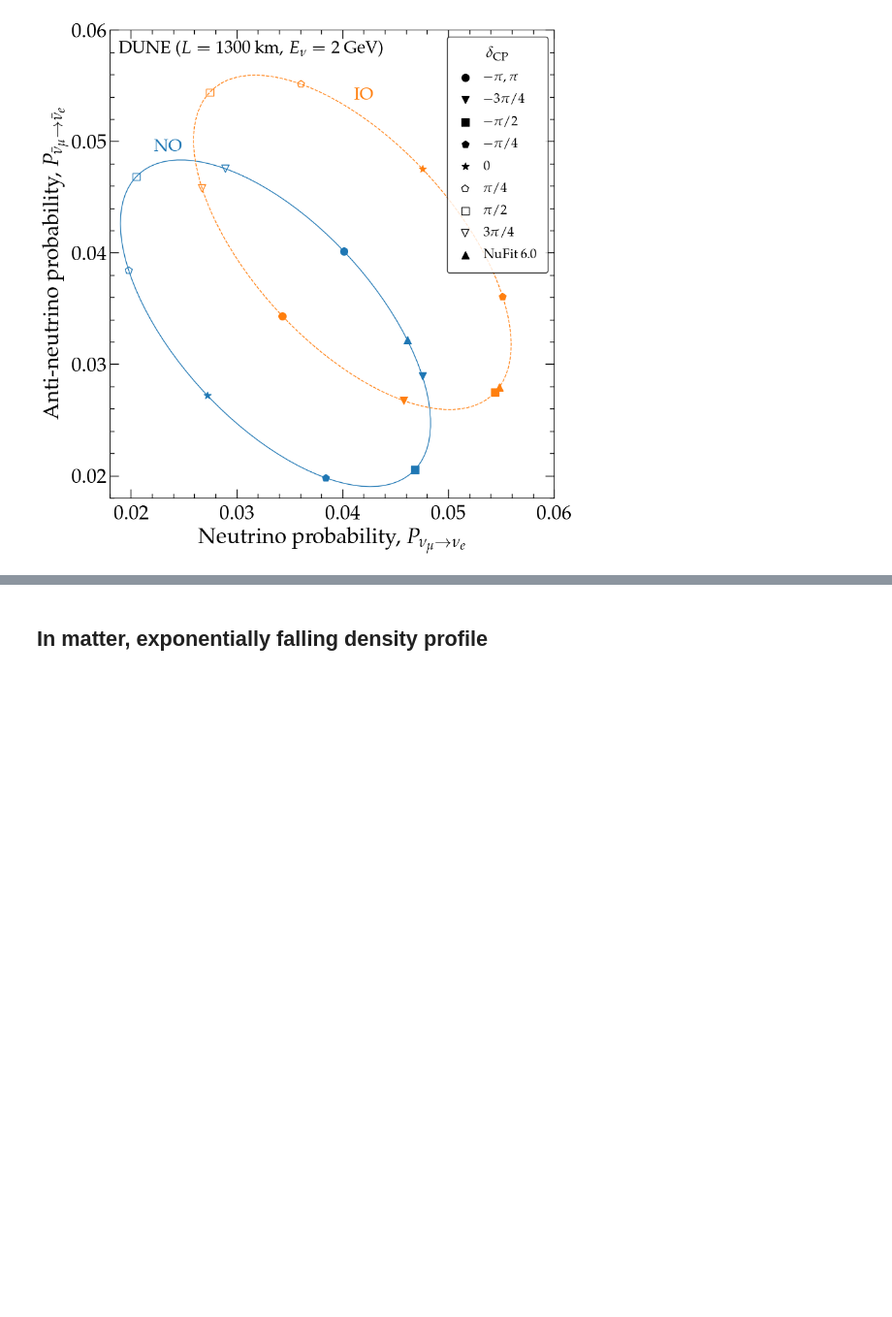
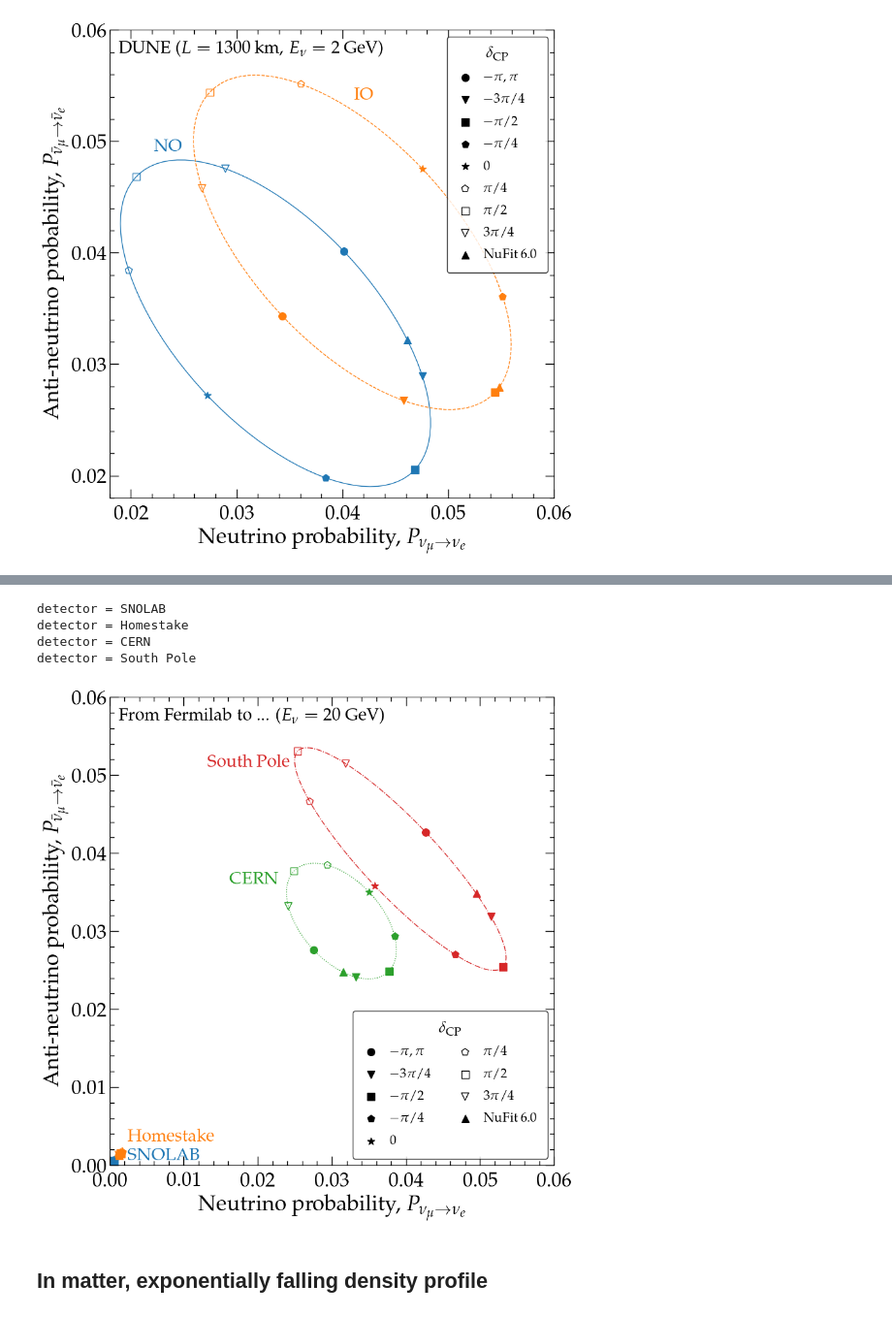
Before and after one commit to mbustama/Magnus, a Jupyter notebook: notebooks/05_magnus_biprobability.ipynb, the cells around one changed output, grey strips where cells are left out. Shown at 97% size. Cells and saved outputs as stored; diff of their text form; code cells hidden in the pictures; blank space fills up the shorter version.

```diff
--- a/notebooks/05_magnus_biprobability.ipynb
+++ b/notebooks/05_magnus_biprobability.ipynb
@@ -568,2 +688,67 @@ make_plot_biprobability([prob_nu_NO, prob_nu_IO],
+# %%
+# Neutrino energy
+energy = 20*gd.UNIT_GEV # [eV]
+
+# Below, we use n_labs=100, n_tpts_per_slab=10, and magnus_exp_order=3, which would allow for the MSW resonance to be picked (say, around
+# 10 GeV), but for our choice of 2 GeV, far from the resonance, this is overkill
+prob_nu_arr, prob_nubar_arr, points_sel_arr = [], [], []
+for i in range(len(detectors)):
+    print("detector = " + detectors[i])
+    # nu_mu --> nu_e
+    prob_nu = np.array([[dCP/np.pi, oscprob.osc_prob(lambda l: H_nu(costhz_arr[i], l, energy,
+                                                                    s12_NO, s23_NO, s13_NO, dCP, D21_NO, D31_NO),
+                                                     0.0, l_max_arr[i]*gd.CONV_KM_TO_INV_EV,
+                                                     n_slabs=100, n_tpts_per_slab=10, magnus_exp_order=3,
+                                                     integration_method='simpson', n_jobs=10)[nu_i][nu_f]] for dCP in dCP_arr])
+    # nu_mu-bar --> nu_e-bar
+    prob_nubar = np.array([[dCP/np.pi, oscprob.osc_prob(lambda l: H_nubar(costhz_arr[i], l, energy,
+                                                                          s12_NO, s23_NO, s13_NO, dCP, D21_NO, D31_NO),
+                                                        0.0, l_max_arr[i]*gd.CONV_KM_TO_INV_EV,
+                                                        n_slabs=100, n_tpts_per_slab=10, magnus_exp_order=3,
+                                                        integration_method='simpson', n_jobs=10)[nu_i][nu_f]] for dCP in dCP_arr])
+    prob_nu_arr.append(prob_nu)
+    prob_nubar_arr.append(prob_nubar)
+    # Compute selected points
+    points_nu_sel, points_nubar_sel = [], []
+    prob_nu_sel = np.array([[dCP/np.pi, oscprob.osc_prob(lambda l: H_nu(costhz_arr[i], l, energy,
+                                                                    s12_NO, s23_NO, s13_NO, dCP, D21_NO, D31_NO),
+                                                         0.0, l_max_arr[i]*gd.CONV_KM_TO_INV_EV,
+                                                         n_slabs=100, n_tpts_per_slab=10, magnus_exp_order=3,
+                                                         integration_method='simpson', n_jobs=10)[nu_i][nu_f]]
+                               for dCP in dCP_sel+[gd.DCP_NO_BF_NUFIT_6_0]])
+    prob_nubar_sel = np.array([[dCP/np.pi, oscprob.osc_prob(lambda l: H_nubar(costhz_arr[i], l, energy,
+                                                                              s12_NO, s23_NO, s13_NO, dCP, D21_NO, D31_NO),
+                                                            0.0, l_max_arr[i]*gd.CONV_KM_TO_INV_EV,
+                                                            n_slabs=100, n_tpts_per_slab=10, magnus_exp_order=3,
+                                                            integration_method='simpson', n_jobs=10)[nu_i][nu_f]]
+                               for dCP in dCP_sel+[gd.DCP_NO_BF_NUFIT_6_0]])
+    points_sel = [[dCP_label_sel[j], markers[j], filled[j], [prob_nu_sel[j][1], prob_nubar_sel[j][1]]] for j in range(len(dCP_sel)+1)]
+    points_sel_arr.append(points_sel)
+# %% [output]
+detector = SNOLAB
+detector = Homestake
+detector = CERN
+detector = South Pole
+# %%
+make_plot_biprobability(prob_nu_arr, prob_nubar_arr,
+                        lc=['C0', 'C1', 'C2', 'C3'], ls=['-', '--', ':', '-.'], lw=[1.0, 1.0, 1.0, 1.0],
+                        points_sel_arr=points_sel_arr,
+                        label_prob_nu=r'Neutrino probability, $P_{\nu_\mu \to \nu_e}$',
+                        label_prob_nubar=r'Anti-neutrino probability, $P_{\bar{\nu}_\mu \to \bar{\nu}_e}$',
+                        annotations=[
+                            {'text': r'From Fermilab to ... ($E_\nu = 20$~GeV)', 'xy': (0.02,0.95), 'color': 'k', 'fontsize': 20,
+                             'ha': 'left'},
+                            {'text': 'SNOLAB', 'xy': (0.04,0.01), 'color': 'C0', 'fontsize': 20, 'ha': 'left'},
+                            {'text': 'Homestake', 'xy': (0.04,0.05), 'color': 'C1', 'fontsize': 20, 'ha': 'left'},
+                            {'text': 'CERN', 'xy': (0.27,0.60), 'color': 'C2', 'fontsize': 20, 'ha': 'left'},
+                            {'text': 'South Pole', 'xy': (0.22,0.85), 'color': 'C3', 'fontsize': 20, 'ha': 'left'}
+                        ],
+                        xaxis_major_locator=mpl.ticker.MultipleLocator(base=0.01),
+                        xaxis_minor_locator=mpl.ticker.MultipleLocator(base=0.002),
+                        yaxis_major_locator=mpl.ticker.MultipleLocator(base=0.01),
+                        yaxis_minor_locator=mpl.ticker.MultipleLocator(base=0.002),
+                        leg_fontsize=15, leg_loc='lower right', leg_ncol=2, xlim=[0,0.06], ylim=[0,0.06], save_fig=False)
+# %% [output]
+[figure, added]
 # %% [markdown]
 ## In matter, exponentially falling density profile
```
Also changed, not shown: parts of 8 cells of this notebook.
